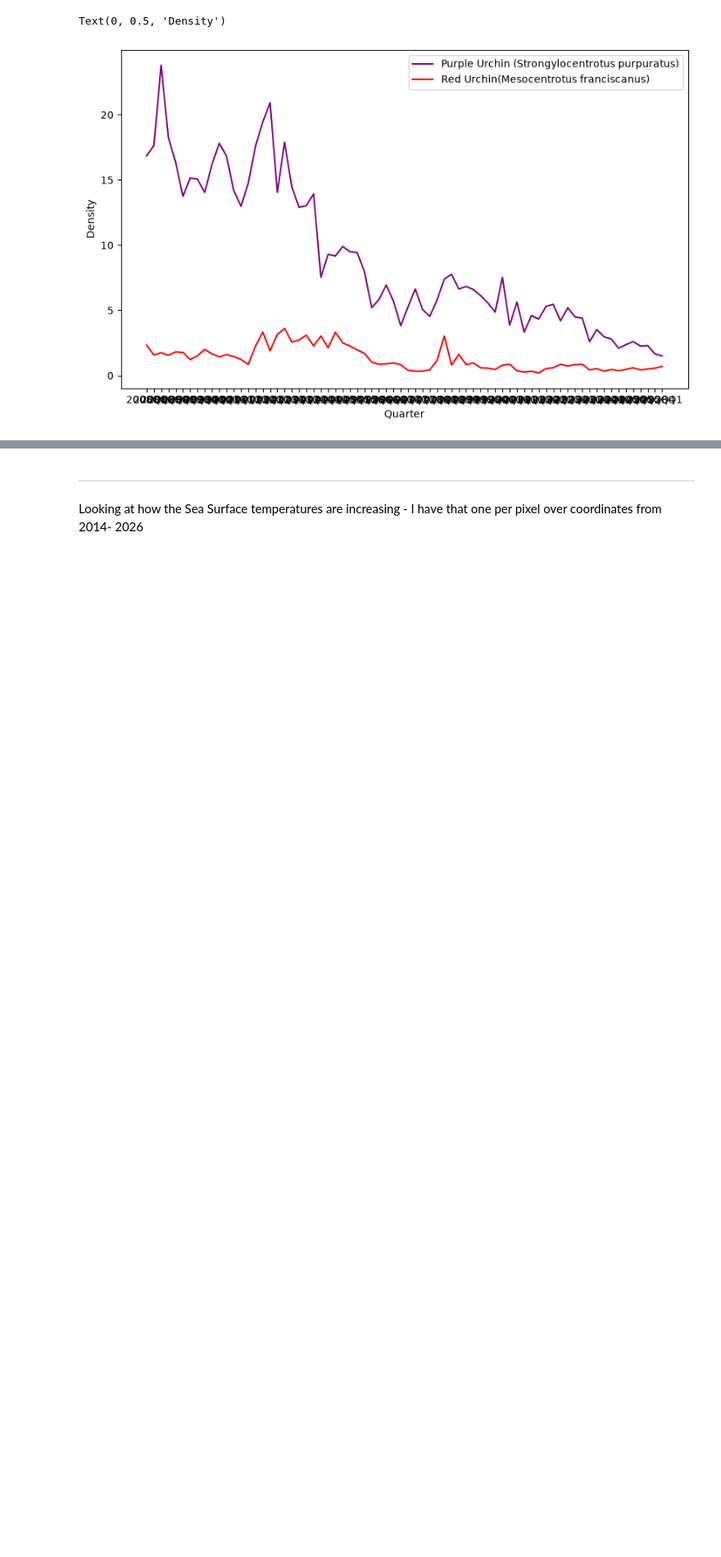
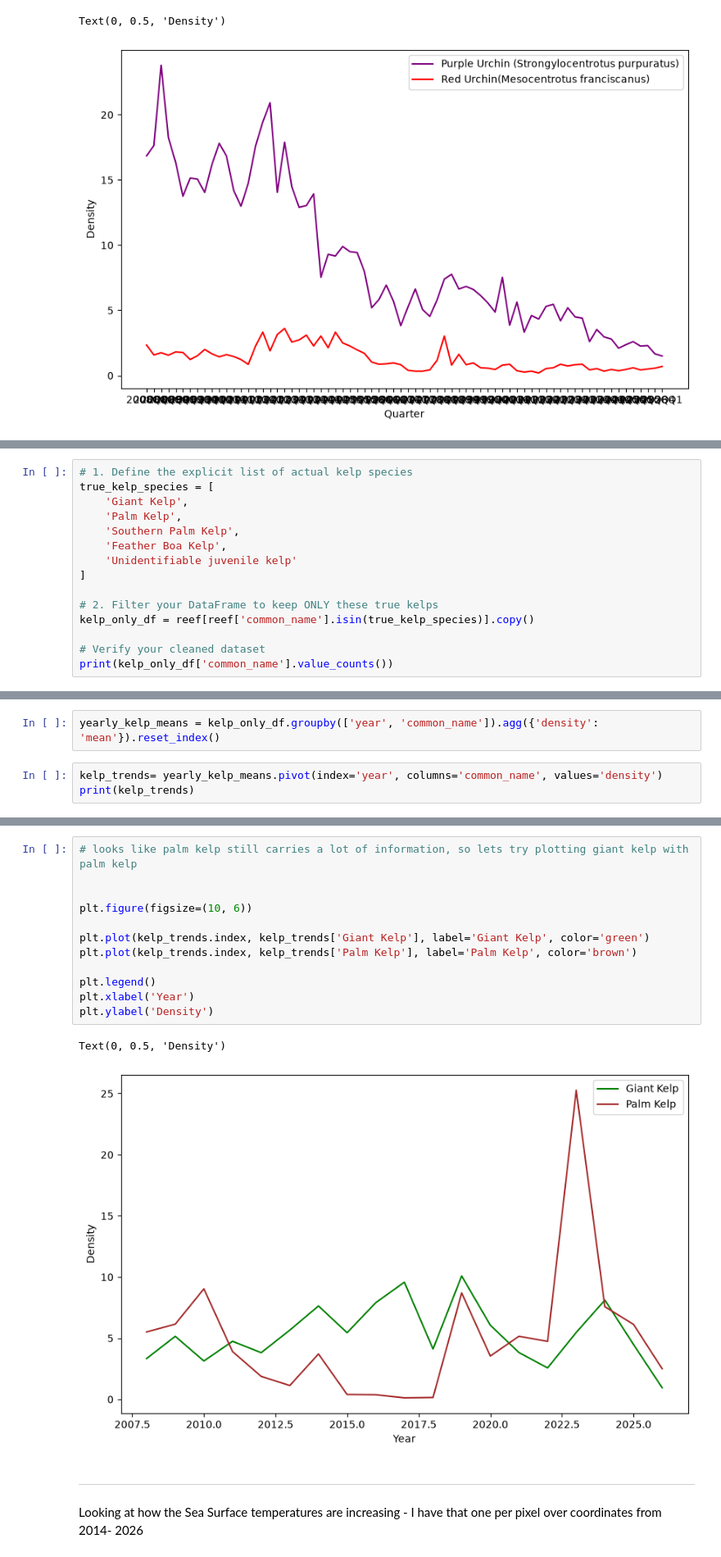
Before and after one commit to EmmaBucket/398_ocean, a Jupyter notebook: Analysis/variable_exploration.ipynb, the cells around one changed output, grey strips where cells are left out. Shown at 82% size. Drawn from its saved outputs; the diff is of its cells as text; blank space fills up the shorter version.

```diff
--- a/Analysis/variable_exploration.ipynb
+++ b/Analysis/variable_exploration.ipynb
@@ -194,0 +279,15 @@ Text(0, 0.5, 'Density')
+# %%
+# 1. Define the explicit list of actual kelp species
+true_kelp_species = [
+    'Giant Kelp',
+    'Palm Kelp',
+    'Southern Palm Kelp',
+    'Feather Boa Kelp',
+    'Unidentifiable juvenile kelp'
+]
+
+# 2. Filter your DataFrame to keep ONLY these true kelps
+kelp_only_df = reef[reef['common_name'].isin(true_kelp_species)].copy()
+
+# Verify your cleaned dataset
+print(kelp_only_df['common_name'].value_counts())
@@ -194,0 +301,5 @@ Text(0, 0.5, 'Density')
+# %%
+yearly_kelp_means = kelp_only_df.groupby(['year', 'common_name']).agg({'density': 'mean'}).reset_index()
+# %%
+kelp_trends= yearly_kelp_means.pivot(index='year', columns='common_name', values='density')
+print(kelp_trends)
@@ -195,3 +324,18 @@ Text(0, 0.5, 'Density')
+# %%
+# looks like palm kelp still carries a lot of information, so lets try plotting giant kelp with palm kelp
+
+
+plt.figure(figsize=(10, 6))
+
+plt.plot(kelp_trends.index, kelp_trends['Giant Kelp'], label='Giant Kelp', color='green')
+plt.plot(kelp_trends.index, kelp_trends['Palm Kelp'], label='Palm Kelp', color='brown')
+
+plt.legend()
+plt.xlabel('Year')
+plt.ylabel('Density')
+# %% [output]
+Text(0, 0.5, 'Density')
+[figure, added]
 # %% [markdown]
 ---
 Looking at how the Sea Surface temperatures are increasing - I have that one per pixel over coordinates from 2014- 2026
```
Also changed, not shown: parts of 21 cells of this notebook.
